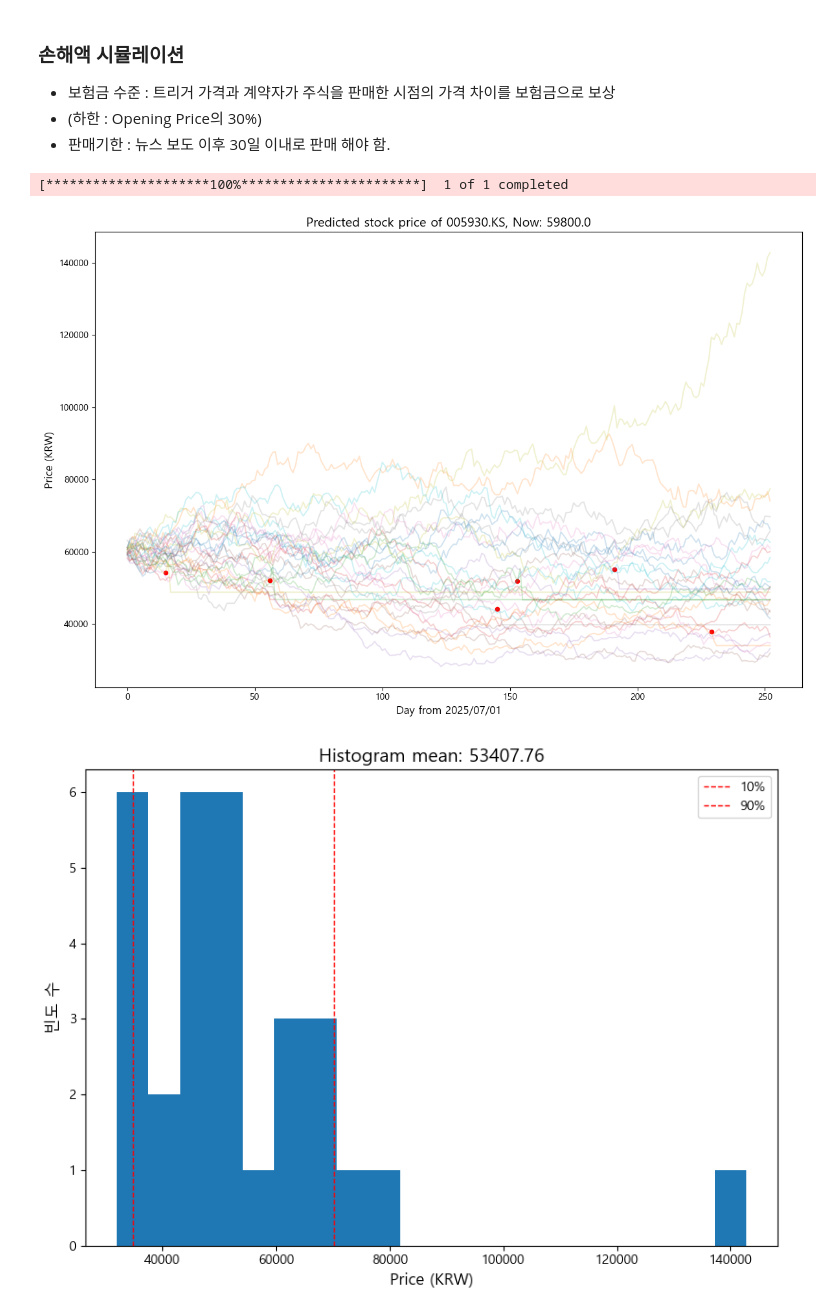
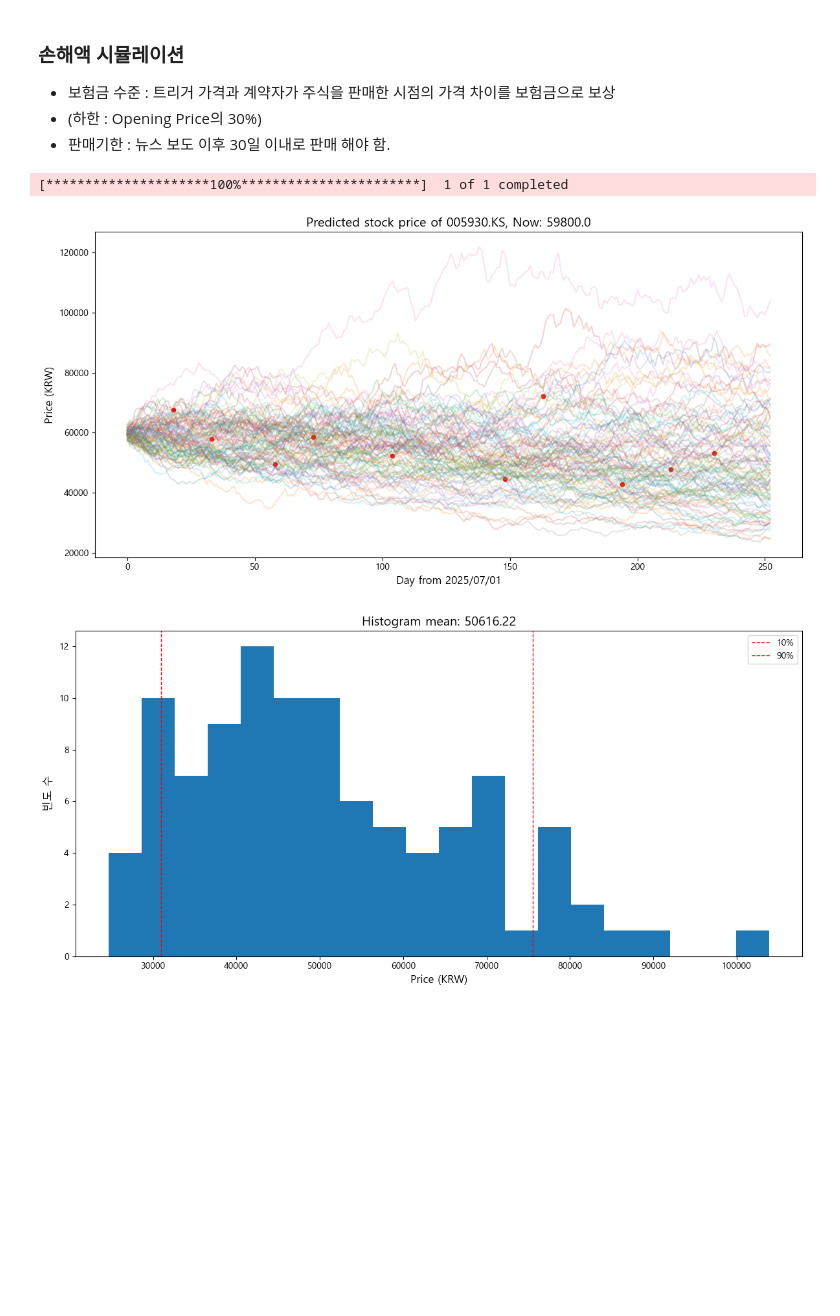
Before and after one commit to porketta-beam/goods, a Jupyter notebook: _js/poisson.ipynb, the cells around one changed output. Saved outputs shown, nothing was run; the diff lists cells and outputs as text; code cells hidden in the pictures; blank space fills up the shorter version.

```diff
--- a/_js/poisson.ipynb
+++ b/_js/poisson.ipynb
@@ -200,7 +200,7 @@ if __name__ == "__main__":
 # %%
 
 # ✅ 몬테카를로 시뮬레이션
-def run_loss_simulations(last_price, mu, daily_vol, num_simulations=30, T=252, lambda_event=0.23, jump_mu=-0.01, jump_vol=0.045, trigger_rate=0.1):
+def run_loss_simulations(last_price, mu, daily_vol, num_simulations=100, T=252, lambda_event=0.13, jump_mu=-0.01, jump_vol=0.045, trigger_rate=0.1):
     df = pd.DataFrame()
     last_price_list = []
     jump_indices_list = []  # 점프 발생 인덱스 리스트
@@ -260,10 +260,10 @@ def viz_loss(ticker):
     last_price = float(stock_data['Close'].iloc[-1])  # float로 변환
 
     # 시뮬레이션 실행
-    price_df, last_price_list, jump_indices_list, count_jump, insurance_payments = run_loss_simulations(last_price, mu, sigma, trigger_rate=0.1)
+    price_df, last_price_list, jump_indices_list, count_jump, insurance_payments = run_loss_simulations(last_price, mu, sigma, trigger_rate=0.05)
 
     today = date.today()
-    plt.figure(figsize=(12, 8))
+    plt.figure(figsize=(12, 6))
     fig = plt.gca()
 
     # 1) 주가 시뮬레이션 경로 + 점프 표시
@@ -283,7 +283,7 @@ def viz_loss(ticker):
     plt.show()
 
     # 2) 마지막 가격 히스토그램
-    plt.figure(figsize=(8, 6))
+    plt.figure(figsize=(12, 6))
     tem = [float(price) for price in last_price_list]
     plt.hist(tem, bins=20)
     plt.axvline(np.percentile(tem, 10), color='r', linestyle='dashed', linewidth=1, label='10%')
@@ -305,32 +305,32 @@ def viz_loss(ticker):
     plt.ylabel('빈도 수', fontsize=12)
     plt.grid(True, alpha=0.3)
     plt.show()
 
     # 점프가 발생한 경로와 점프 지점 시각화
     plt.figure(figsize=(12, 6))
     jump_paths = []
     jump_points = []
 
     # 점프가 있는 경로와 점프 지점 선별
     for i in range(len(count_jump)):
         if count_jump[i] > 0:
             jump_paths.append(price_df.iloc[:, i])
             jump_points.append((i, jump_indices_list[i]))
 
     # 점프 발생 경로와 점프 지점 그리기
     for idx, (path, (path_idx, jumps)) in enumerate(zip(jump_paths, jump_points)):
         plt.plot(path, alpha=0.3)
         plt.scatter(jumps, [price_df.iloc[j, path_idx] for j in jumps],
                    color='red', s=30, alpha=0.5)
 
     plt.title(f'Paths with Poisson Jumps and Jump Points (Total {len(jump_paths)} paths)', fontsize=14)
     plt.xlabel(f'Day from {today.strftime("%Y/%m/%d")}', fontsize=12)
     plt.ylabel('Price (KRW)', fontsize=12)
     plt.grid(True, alpha=0.3)
     plt.show()
 
 viz_loss('005930.KS')
 # %% [output]
 [*********************100%***********************]  1 of 1 completed
-[figure, old version]
+[figure, new version]
-[figure, old version]
+[figure, new version]
```
Also changed, not shown: parts of 1 cell of this notebook.
